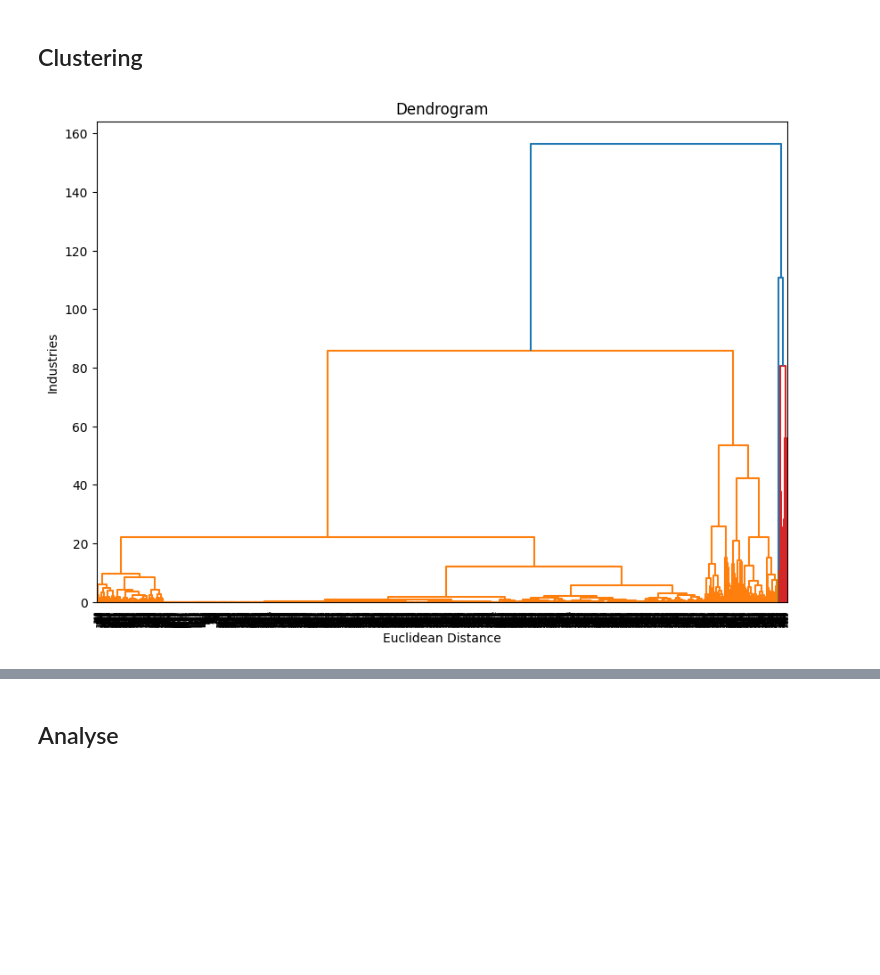
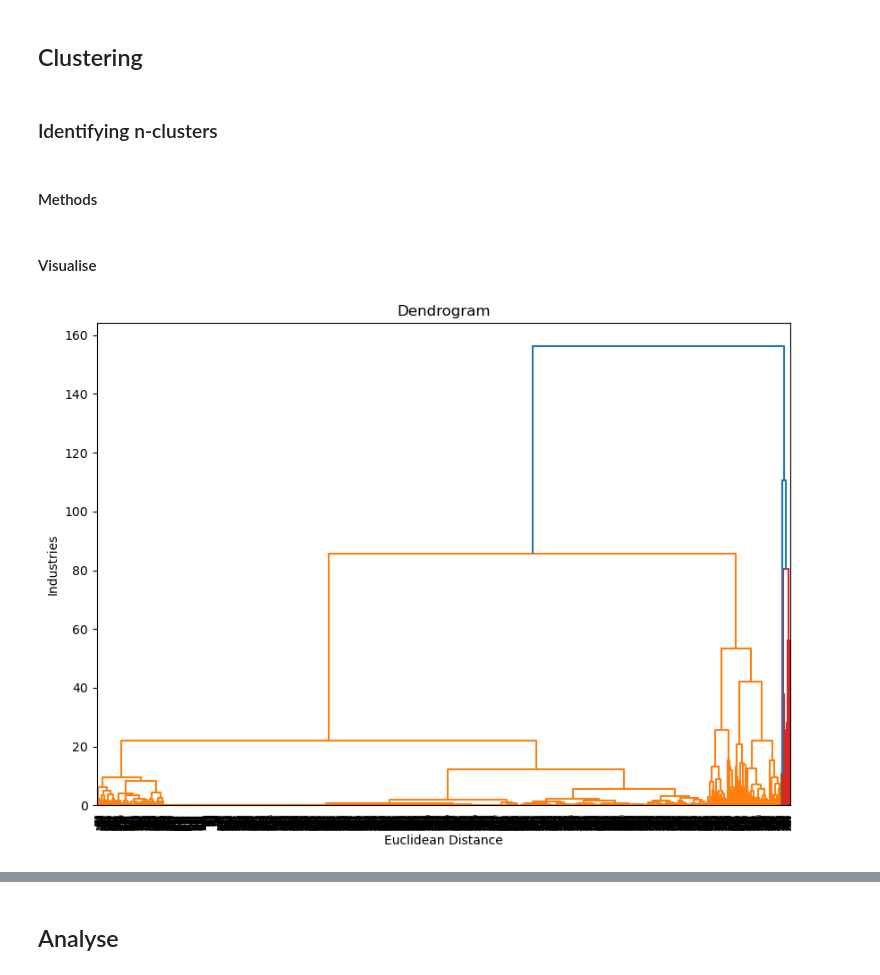
Before and after one commit to bogdankrenz/data_mining_SO2024, a Jupyter notebook: notebooks/4_clustering_hierarchy.ipynb, the cells around one changed output, grey strips where cells are left out. Saved outputs shown, nothing was run; the diff lists cells and outputs as text; code cells hidden in the pictures; blank space fills up the shorter version.

```diff
--- a/notebooks/4_clustering_hierarchy.ipynb
+++ b/notebooks/4_clustering_hierarchy.ipynb
@@ -34,13 +33,17 @@ selected_features = [
 result_df = master_df_scaled.loc[:, selected_features]
 # %% [markdown]
 ## Clustering
+# %% [markdown]
+### Identifying n-clusters
+# %% [markdown]
+#### Methods
 # %%
-plt.figure(figsize=(10, 7))
+# Dendrogram Method
+def dendrogram(df):
+    plt.figure(figsize=(10, 7))
 
-dendrogram = sch.dendrogram(sch.linkage(result_df, method="ward"))
-plt.title("Dendrogram")
-plt.xlabel("Euclidean Distance")
-plt.ylabel("Industries")
-plt.show()
+    dendrogram = sch.dendrogram(sch.linkage(df, method="ward"))
+    plt.title("Dendrogram")
+    plt.xlabel("Euclidean Distance")
+    plt.ylabel("Industries")
+    plt.show()
-# %% [output]
-[figure, removed]
@@ -46,0 +61,6 @@ plt.show()
+# %% [markdown]
+#### Visualise
+# %%
+dendrogram(result_df)
+# %% [output]
+[figure, added]
```
Also changed, not shown: parts of 13 cells of this notebook, 5 other files.
